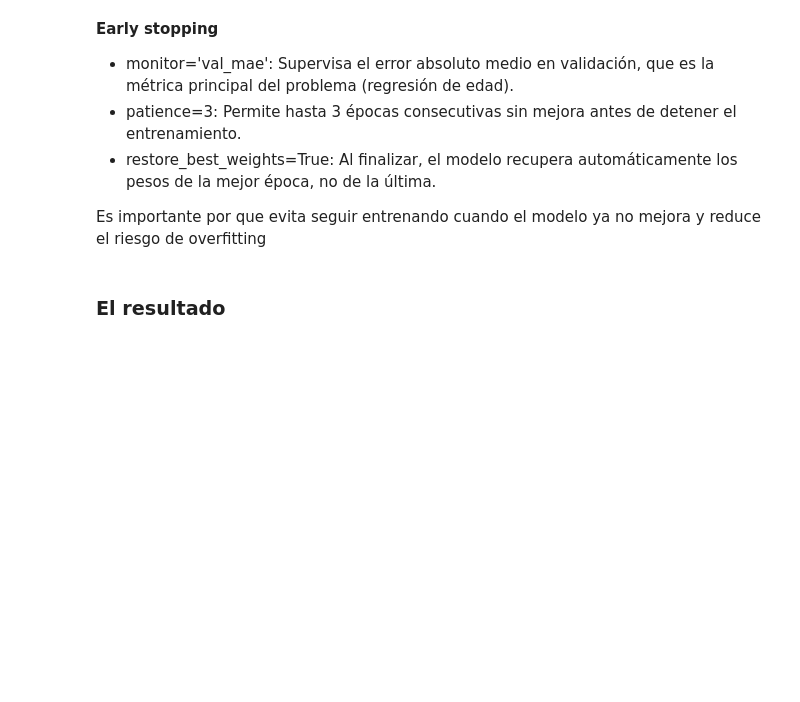
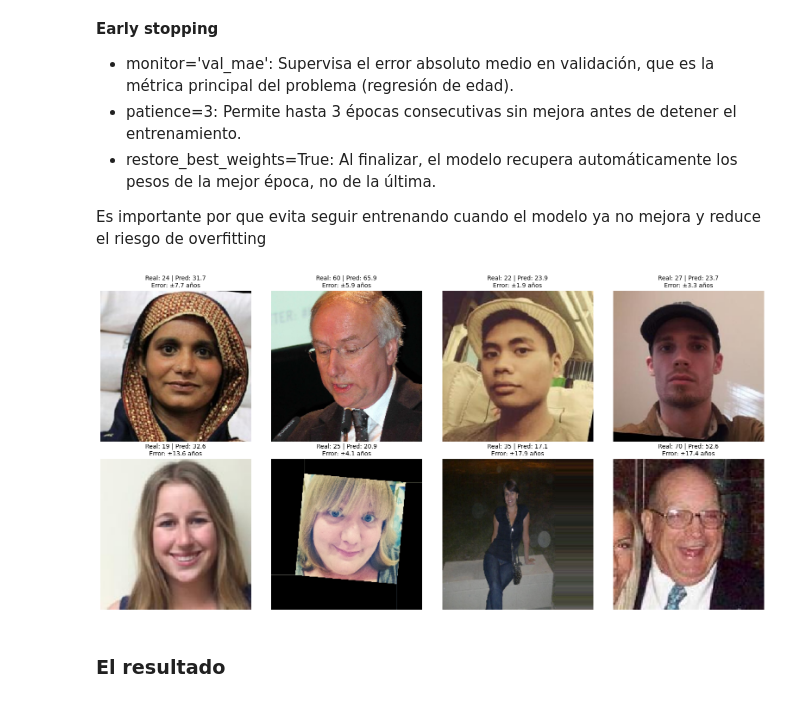
Before and after one commit to Lorena885/CustomerAgeIdentificationModel, a Jupyter notebook: notebook.ipynb, the cells around one changed output. Drawn from its saved outputs; the diff is of its cells as text; code cells hidden in the pictures; blank space fills up the shorter version.

Commit message:
update model

```diff
--- a/notebook.ipynb
+++ b/notebook.ipynb
@@ -402,3 +404,53 @@ Es importante por que evita seguir entrenando cuando el modelo ya no mejora y re
+# %%
+from tensorflow.keras.models import load_model
+
+model = load_model("age_model.keras")
+# %%
+from tensorflow.keras.utils import load_img, img_to_array
+
+def predict_sample_images(model, generator, n=8, seed=123):
+    rng = np.random.default_rng(seed)
+    sample_indices = rng.choice(len(generator.filepaths), size=n, replace=False)
+
+    images = []
+    real_ages = []
+    filepaths = []
+
+    for idx in sample_indices:
+        img_path = generator.filepaths[idx]
+
+        img = load_img(img_path, target_size=(224, 224))
+        img_array = img_to_array(img)
+
+        images.append(img_array)
+        real_ages.append(generator.labels[idx])
+        filepaths.append(img_path)
+
+    model_input = preprocess_input(np.array(images).copy())
+    predicted_ages = model.predict(model_input, verbose=0).ravel()
+
+    plt.figure(figsize=(16, 8))
+
+    for i, (img_array, real_age, predicted_age, img_path) in enumerate(
+        zip(images, real_ages, predicted_ages, filepaths), 1
+    ):
+        error = abs(predicted_age - real_age)
+
+        plt.subplot(2, 4, i)
+        plt.imshow(img_array.astype("uint8"))
+        plt.title(
+            f"Real: {real_age:.0f} | Pred: {predicted_age:.1f}\n"
+            f"Error: ±{error:.1f} años",
+            fontsize=10
+        )
+        plt.axis("off")
+
+    plt.tight_layout()
+    plt.show()
+
+predict_sample_images(model, val_gen, n=8, seed=789)
+# %% [output]
+[figure, added]
 # %% [markdown]
 ### El resultado
 # %% [markdown]
```
Also changed, not shown: parts of 2 cells of this notebook.
